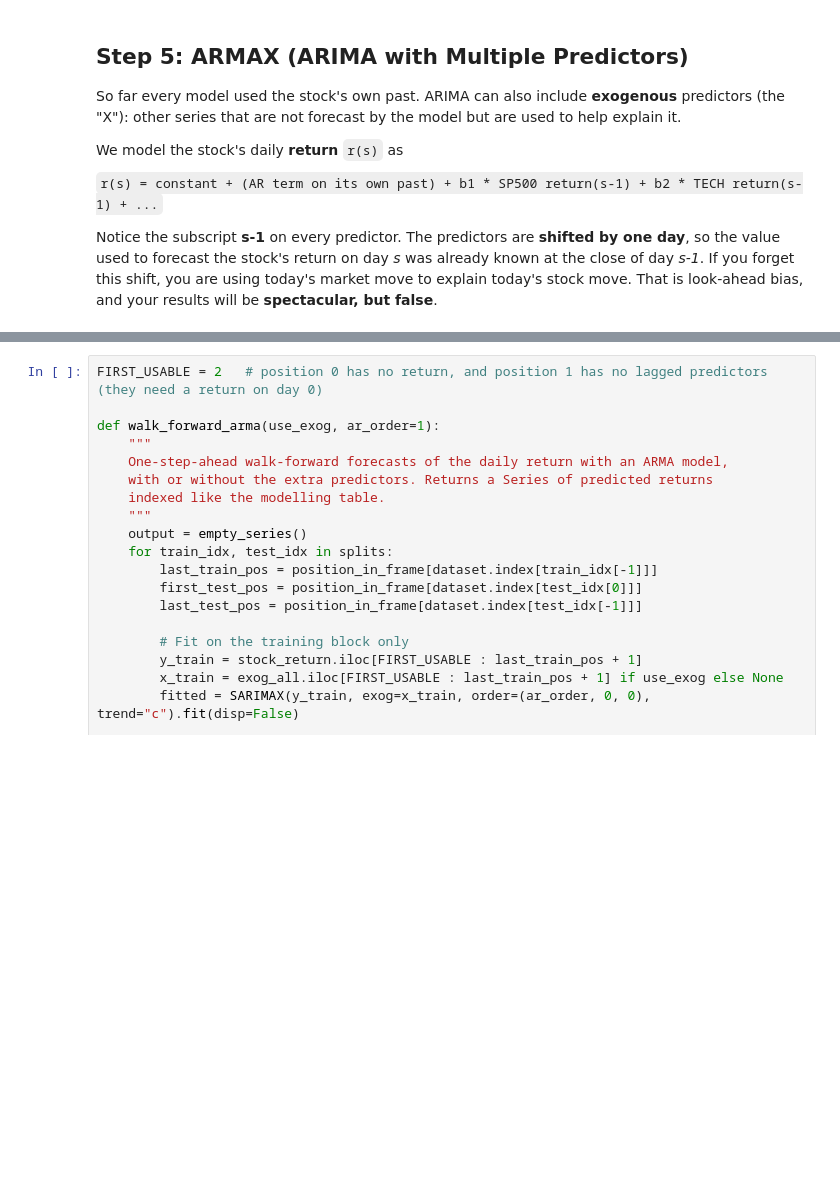
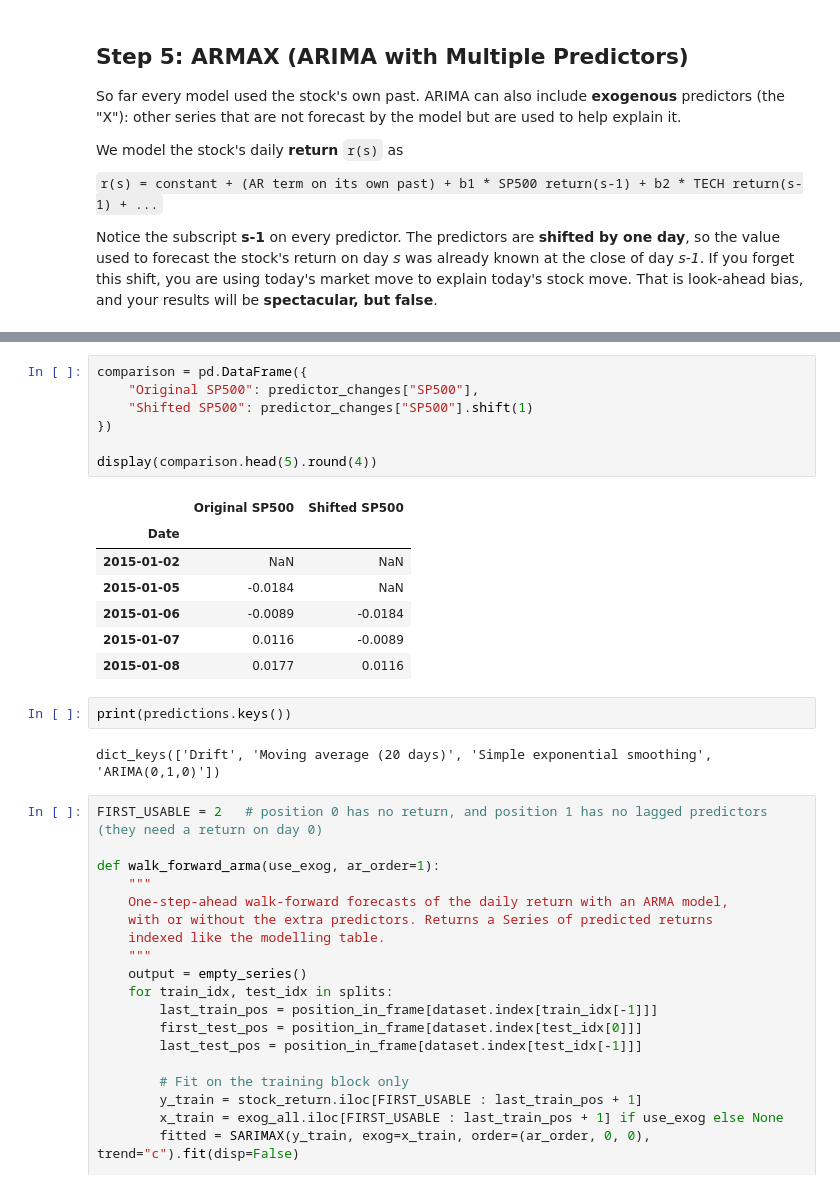
Before and after one commit to samiya15/A2-timeseries, a Jupyter notebook: 3_classical_forecasting_baselines.ipynb, the cells around one changed output, grey strips where cells are left out. Drawn from its saved outputs; the diff is of its cells as text; blank space fills up the shorter version.

```diff
--- a/3_classical_forecasting_baselines.ipynb
+++ b/3_classical_forecasting_baselines.ipynb
@@ -324,3 +340,22 @@ display(pd.concat([stock_return.rename("stock return on day s"), exog_all.add_su
+# %%
+comparison = pd.DataFrame({
+    "Original SP500": predictor_changes["SP500"],
+    "Shifted SP500": predictor_changes["SP500"].shift(1)
+})
+
+display(comparison.head(5).round(4))
+# %% [output]
+|  | Original SP500 | Shifted SP500 |
+| Date |  |  |
+| 2015-01-02 | NaN | NaN |
+| 2015-01-05 | -0.0184 | NaN |
+| 2015-01-06 | -0.0089 | -0.0184 |
+| 2015-01-07 | 0.0116 | -0.0089 |
+| 2015-01-08 | 0.0177 | 0.0116 |
+# %%
+print(predictions.keys())
+# %% [output]
+dict_keys(['Drift', 'Moving average (20 days)', 'Simple exponential smoothing', 'ARIMA(0,1,0)'])
 # %%
 FIRST_USABLE = 2   # position 0 has no return, and position 1 has no lagged predictors (they need a return on day 0)
 
```
Also changed, not shown: parts of 26 cells of this notebook.
